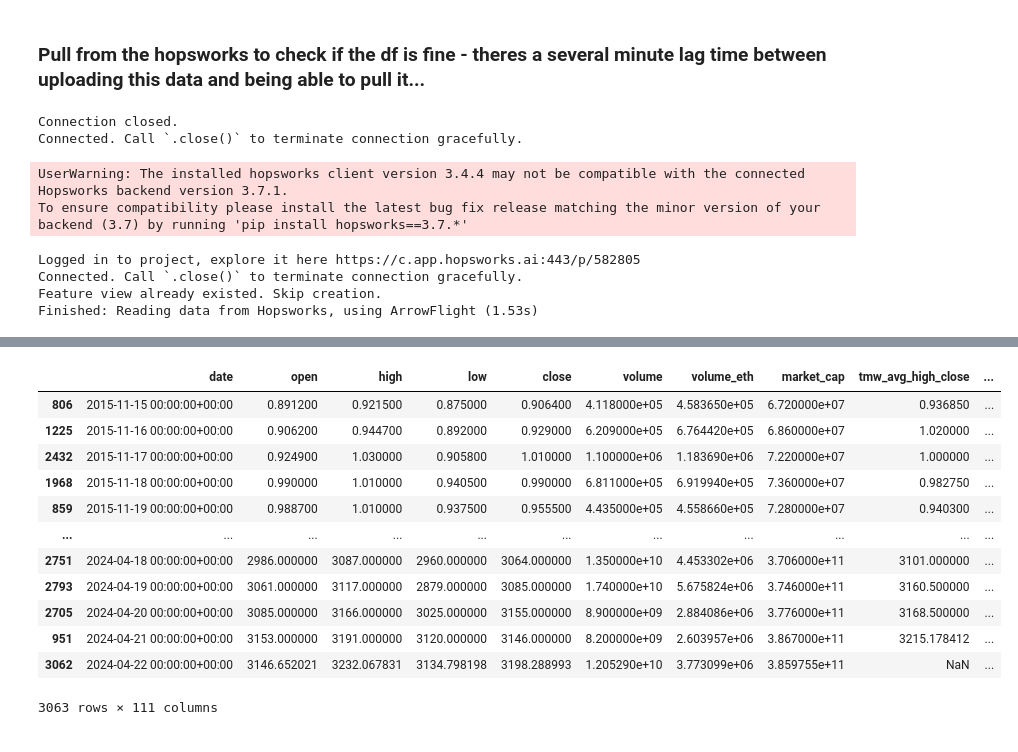
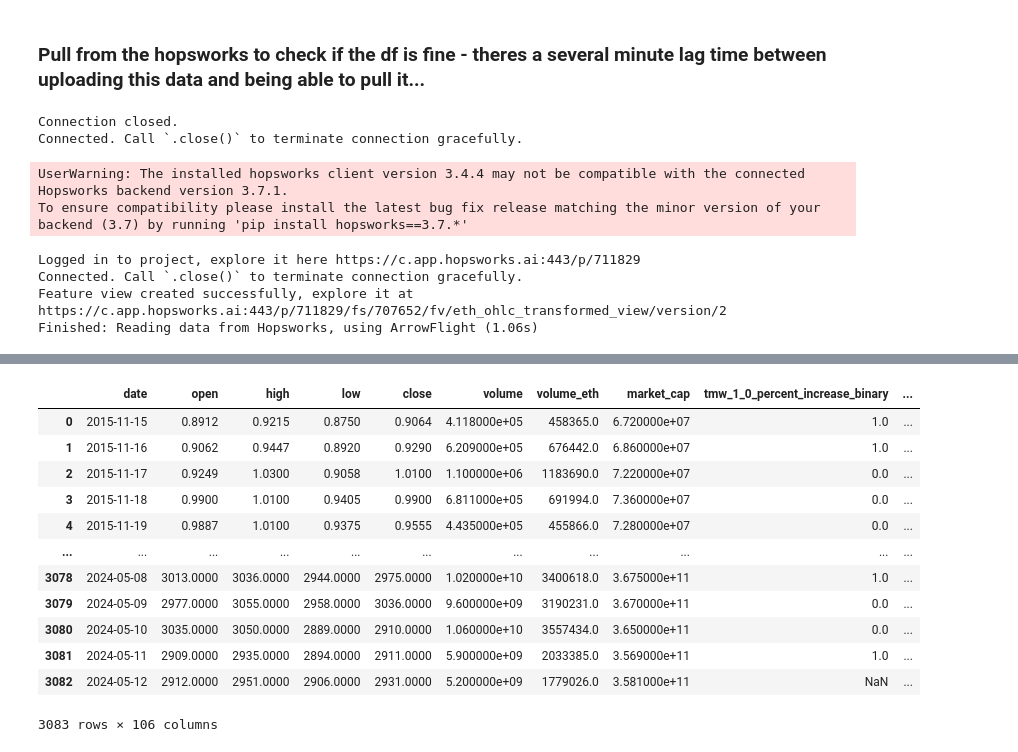
Before and after one commit to sadovsd/crypto-price-prediction-ML-pipeline, a Jupyter notebook: notebooks/05_ohlc_backfill_feature_store.ipynb, the cells around one changed output, grey strips where cells are left out. Saved outputs shown, nothing was run; the diff lists cells and outputs as text; code cells hidden in the pictures.

Commit message:
STA467 final project changes, and dashboard updates

```diff
--- a/notebooks/05_ohlc_backfill_feature_store.ipynb
+++ b/notebooks/05_ohlc_backfill_feature_store.ipynb
@@ -71,14 +118,15 @@ https://c.app.hopsworks.ai/p/582805/jobs/named/eth_ohlc_transformed_1_offline_fg
 # %% [markdown]
 ### Pull from the hopsworks to check if the df is fine - theres a several minute lag time between uploading this data and being able to pull it...
 # %%
-hopsworks_eth_ohlc = pull_data('eth_ohlc_transformed', 1, 'eth_ohlc_transformed_view', 1)
+hopsworks_eth_ohlc = pull_data('eth_ohlc_transformed', 2, 'eth_ohlc_transformed_view', 2)
 hopsworks_eth_ohlc
 # %% [output]
 Connection closed.
 Connected. Call `.close()` to terminate connection gracefully.
 UserWarning: The installed hopsworks client version 3.4.4 may not be compatible with the connected Hopsworks backend version 3.7.1.
 To ensure compatibility please install the latest bug fix release matching the minor version of your backend (3.7) by running 'pip install hopsworks==3.7.*'
-Logged in to project, explore it here https://c.app.hopsworks.ai:443/p/582805
+Logged in to project, explore it here https://c.app.hopsworks.ai:443/p/711829
 Connected. Call `.close()` to terminate connection gracefully.
-Feature view already existed. Skip creation.
-Finished: Reading data from Hopsworks, using ArrowFlight (1.53s)
+Feature view created successfully, explore it at
+https://c.app.hopsworks.ai:443/p/711829/fs/707652/fv/eth_ohlc_transformed_view/version/2
+Finished: Reading data from Hopsworks, using ArrowFlight (1.06s)
@@ -86,13 +134,13 @@ VersionWarning: Incremented version to `6`.
-|  | date | open | high | low | close | volume | volume_eth | market_cap | tmw_avg_high_close | ... |
-| 806 | 2015-11-15 00:00:00+00:00 | 0.891200 | 0.921500 | 0.875000 | 0.906400 | 4.118000e+05 | 4.583650e+05 | 6.720000e+07 | 0.936850 | ... |
-| 1225 | 2015-11-16 00:00:00+00:00 | 0.906200 | 0.944700 | 0.892000 | 0.929000 | 6.209000e+05 | 6.764420e+05 | 6.860000e+07 | 1.020000 | ... |
-| 2432 | 2015-11-17 00:00:00+00:00 | 0.924900 | 1.030000 | 0.905800 | 1.010000 | 1.100000e+06 | 1.183690e+06 | 7.220000e+07 | 1.000000 | ... |
-| 1968 | 2015-11-18 00:00:00+00:00 | 0.990000 | 1.010000 | 0.940500 | 0.990000 | 6.811000e+05 | 6.919940e+05 | 7.360000e+07 | 0.982750 | ... |
-| 859 | 2015-11-19 00:00:00+00:00 | 0.988700 | 1.010000 | 0.937500 | 0.955500 | 4.435000e+05 | 4.558660e+05 | 7.280000e+07 | 0.940300 | ... |
+|  | date | open | high | low | close | volume | volume_eth | market_cap | tmw_1_0_percent_increase_binary | ... |
+| 0 | 2015-11-15 | 0.8912 | 0.9215 | 0.8750 | 0.9064 | 4.118000e+05 | 458365.0 | 6.720000e+07 | 1.0 | ... |
+| 1 | 2015-11-16 | 0.9062 | 0.9447 | 0.8920 | 0.9290 | 6.209000e+05 | 676442.0 | 6.860000e+07 | 1.0 | ... |
+| 2 | 2015-11-17 | 0.9249 | 1.0300 | 0.9058 | 1.0100 | 1.100000e+06 | 1183690.0 | 7.220000e+07 | 0.0 | ... |
+| 3 | 2015-11-18 | 0.9900 | 1.0100 | 0.9405 | 0.9900 | 6.811000e+05 | 691994.0 | 7.360000e+07 | 0.0 | ... |
+| 4 | 2015-11-19 | 0.9887 | 1.0100 | 0.9375 | 0.9555 | 4.435000e+05 | 455866.0 | 7.280000e+07 | 0.0 | ... |
 | ... | ... | ... | ... | ... | ... | ... | ... | ... | ... | ... |
-| 2751 | 2024-04-18 00:00:00+00:00 | 2986.000000 | 3087.000000 | 2960.000000 | 3064.000000 | 1.350000e+10 | 4.453302e+06 | 3.706000e+11 | 3101.000000 | ... |
-| 2793 | 2024-04-19 00:00:00+00:00 | 3061.000000 | 3117.000000 | 2879.000000 | 3085.000000 | 1.740000e+10 | 5.675824e+06 | 3.746000e+11 | 3160.500000 | ... |
-| 2705 | 2024-04-20 00:00:00+00:00 | 3085.000000 | 3166.000000 | 3025.000000 | 3155.000000 | 8.900000e+09 | 2.884086e+06 | 3.776000e+11 | 3168.500000 | ... |
-| 951 | 2024-04-21 00:00:00+00:00 | 3153.000000 | 3191.000000 | 3120.000000 | 3146.000000 | 8.200000e+09 | 2.603957e+06 | 3.867000e+11 | 3215.178412 | ... |
-| 3062 | 2024-04-22 00:00:00+00:00 | 3146.652021 | 3232.067831 | 3134.798198 | 3198.288993 | 1.205290e+10 | 3.773099e+06 | 3.859755e+11 | NaN | ... |
+| 3078 | 2024-05-08 | 3013.0000 | 3036.0000 | 2944.0000 | 2975.0000 | 1.020000e+10 | 3400618.0 | 3.675000e+11 | 1.0 | ... |
+| 3079 | 2024-05-09 | 2977.0000 | 3055.0000 | 2958.0000 | 3036.0000 | 9.600000e+09 | 3190231.0 | 3.670000e+11 | 0.0 | ... |
+| 3080 | 2024-05-10 | 3035.0000 | 3050.0000 | 2889.0000 | 2910.0000 | 1.060000e+10 | 3557434.0 | 3.650000e+11 | 0.0 | ... |
+| 3081 | 2024-05-11 | 2909.0000 | 2935.0000 | 2894.0000 | 2911.0000 | 5.900000e+09 | 2033385.0 | 3.569000e+11 | 1.0 | ... |
+| 3082 | 2024-05-12 | 2912.0000 | 2951.0000 | 2906.0000 | 2931.0000 | 5.200000e+09 | 1779026.0 | 3.581000e+11 | NaN | ... |
-3063 rows × 111 columns
+3083 rows × 106 columns
```
Also changed, not shown: parts of 5 cells of this notebook, 49 other files.
